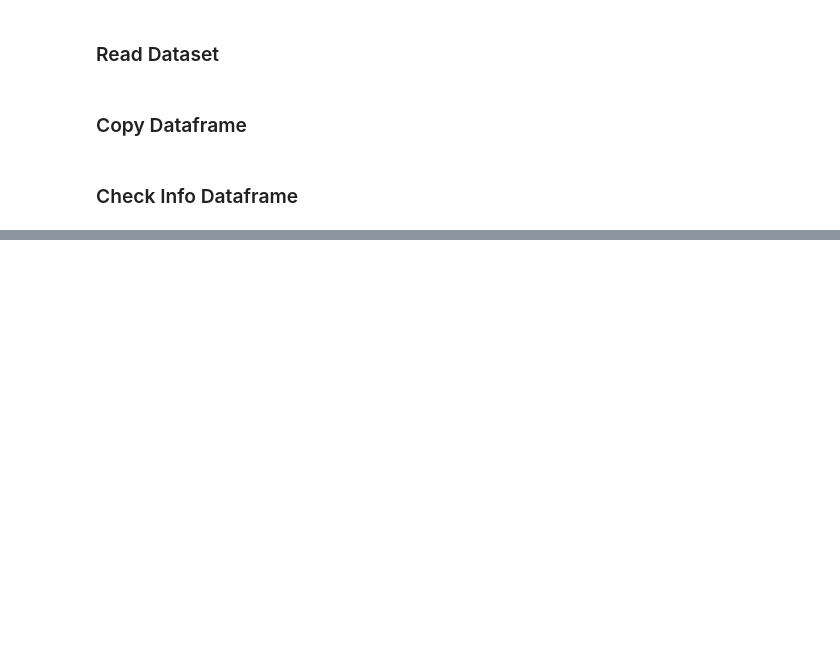
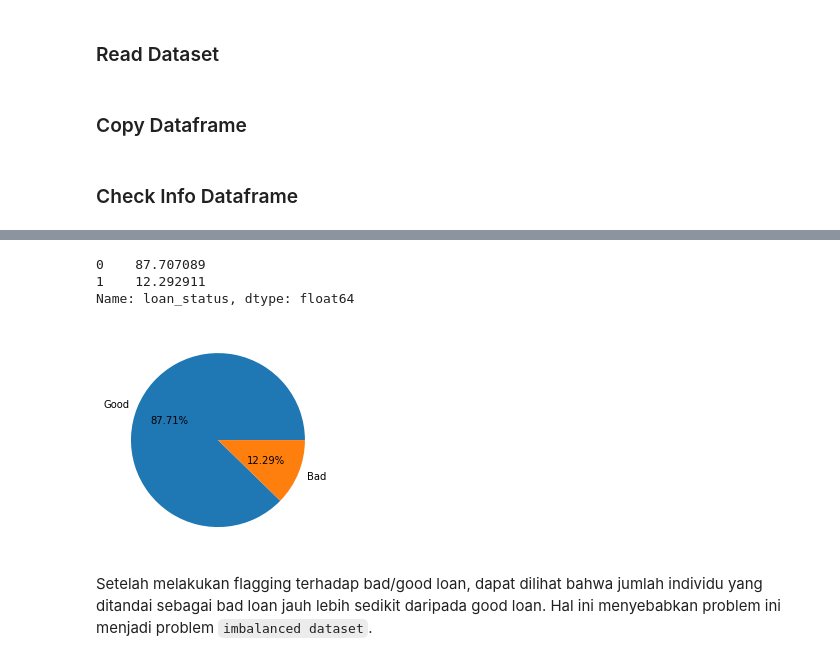
Before and after one commit to bayubagusbagaswara/CreditRiskPrediction, a Jupyter notebook: CreditRiskPrediction.ipynb, the cells around one changed output, grey strips where cells are left out. Cells and saved outputs as stored; diff of their text form; code cells hidden in the pictures; blank space fills up the shorter version.

```diff
--- a/CreditRiskPrediction.ipynb
+++ b/CreditRiskPrediction.ipynb
@@ -36,7 +36,6 @@ import pandas as pd
 import numpy as np
 import matplotlib.pyplot as plt
 import seaborn as sns
-sns.set()
 
 pd.set_option('display.max_columns', None)
 pd.set_option("display.max_rows", 100)
@@ -61,0 +147,36 @@ df_loan_ori.head()
+# %%
+df_loan = df_loan_ori.copy()
+# %%
+# changed data loan_status
+good_status = ["Current", "Fully Paid"]
+bad_status = [
+    "In Grace Period",
+    "Late (16-30 days)",
+    "Late (31-120 days)",
+    "Charged Off",
+    "Default",
+    "Does not meet the credit policy. Status:Fully Paid",
+    "Does not meet the credit policy. Status:Charged Off"
+]
+# %%
+# replace load status with label 1 or 0
+df_loan["loan_status"] = np.where(df_loan["loan_status"].isin(bad_status), 1, 0)
+# %%
+# persentase loan for good or bad status
+df_loan["loan_status"].value_counts(normalize=True)*100
+# %% [output]
+0    87.707089
+1    12.292911
+Name: loan_status, dtype: float64
+# %%
+# create pie chart loan_status
+dfg = df_loan.groupby("loan_status").agg({'id':'count'}).reset_index()
+dfg.columns = ["loan_status", "total"]
+dfg["%"] = round(dfg["total"]*100/sum(dfg['total']), 3)
+# colors = ['#1f77b4', '#ff7f0e']
+plt.pie(dfg["total"], labels=["Good", "Bad"], autopct='%.2f%%')
+plt.show()
+# %% [output]
+[figure, added]
+# %% [markdown]
+Setelah melakukan flagging terhadap bad/good loan, dapat dilihat bahwa jumlah individu yang ditandai sebagai bad loan jauh lebih sedikit daripada good loan. Hal ini menyebabkan problem ini menjadi problem `imbalanced dataset`.
```
Also changed, not shown: parts of 8 cells of this notebook.
